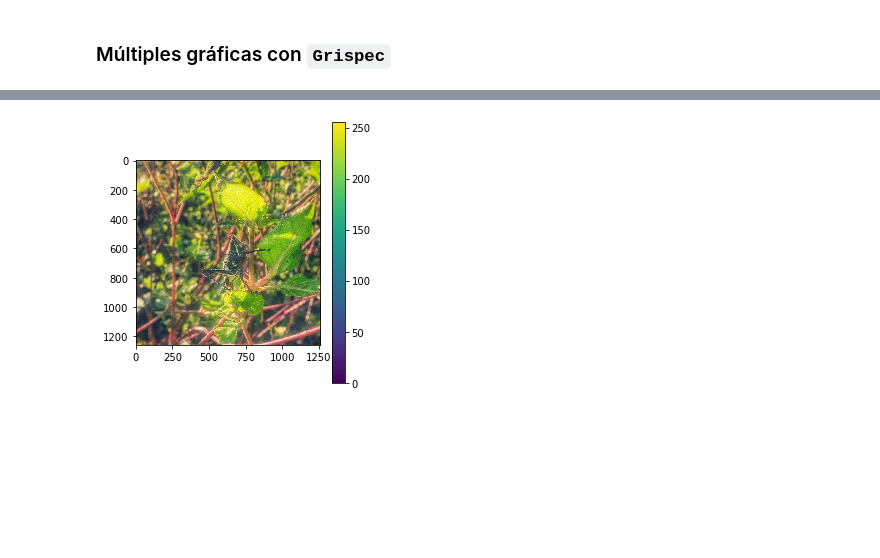
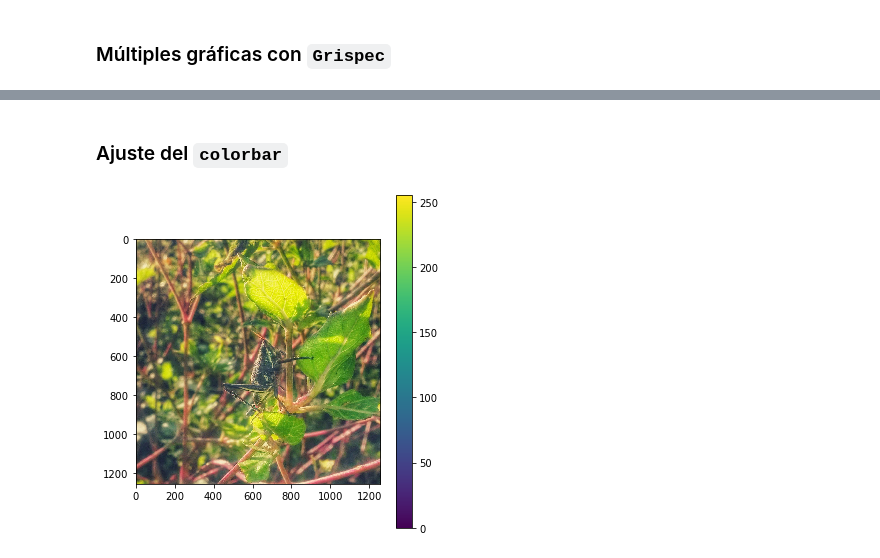
Before and after one commit to luiggix/Python_cero_a_experto, a Jupyter notebook: T17_Matplotlib.ipynb, the cells around one changed output, grey strips where cells are left out. Saved outputs shown, nothing was run; the diff lists cells and outputs as text; code cells hidden in the pictures; blank space fills up the shorter version.

```diff
--- a/T17_Matplotlib.ipynb
+++ b/T17_Matplotlib.ipynb
@@ -378,10 +378,9 @@ plt.show()
+# %% [markdown]
+### Ajuste del `colorbar`
 # %%
-arr = np.arange(100).reshape((10, 10))
-fig = plt.figure(figsize=(4, 4))
+fig = plt.figure(figsize=(5, 5))
 im = plt.imshow(chapulin, interpolation="none")
-
 plt.colorbar(im)
-
 plt.tight_layout()
 # %% [output]
-[figure, old version]
+[figure, new version]
```
Also changed, not shown: parts of 29 cells of this notebook.
